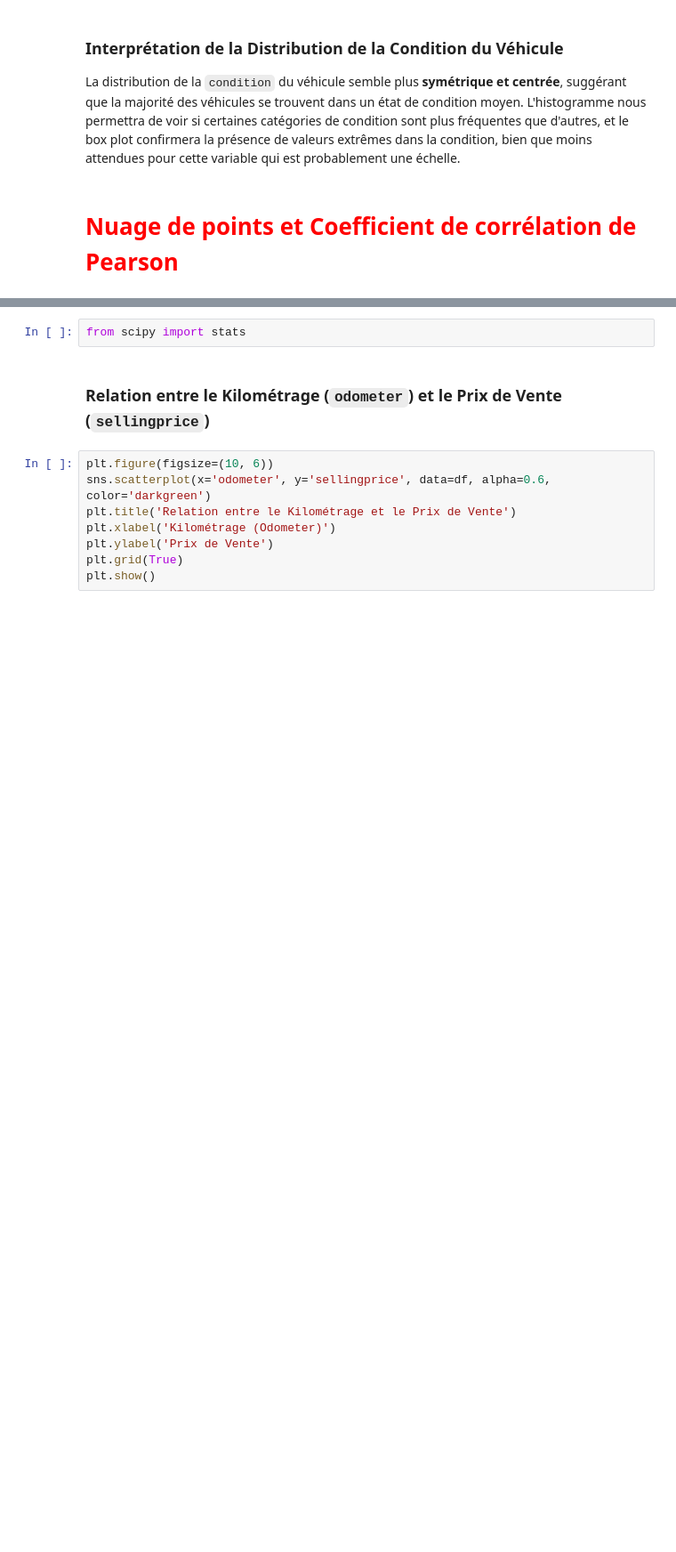
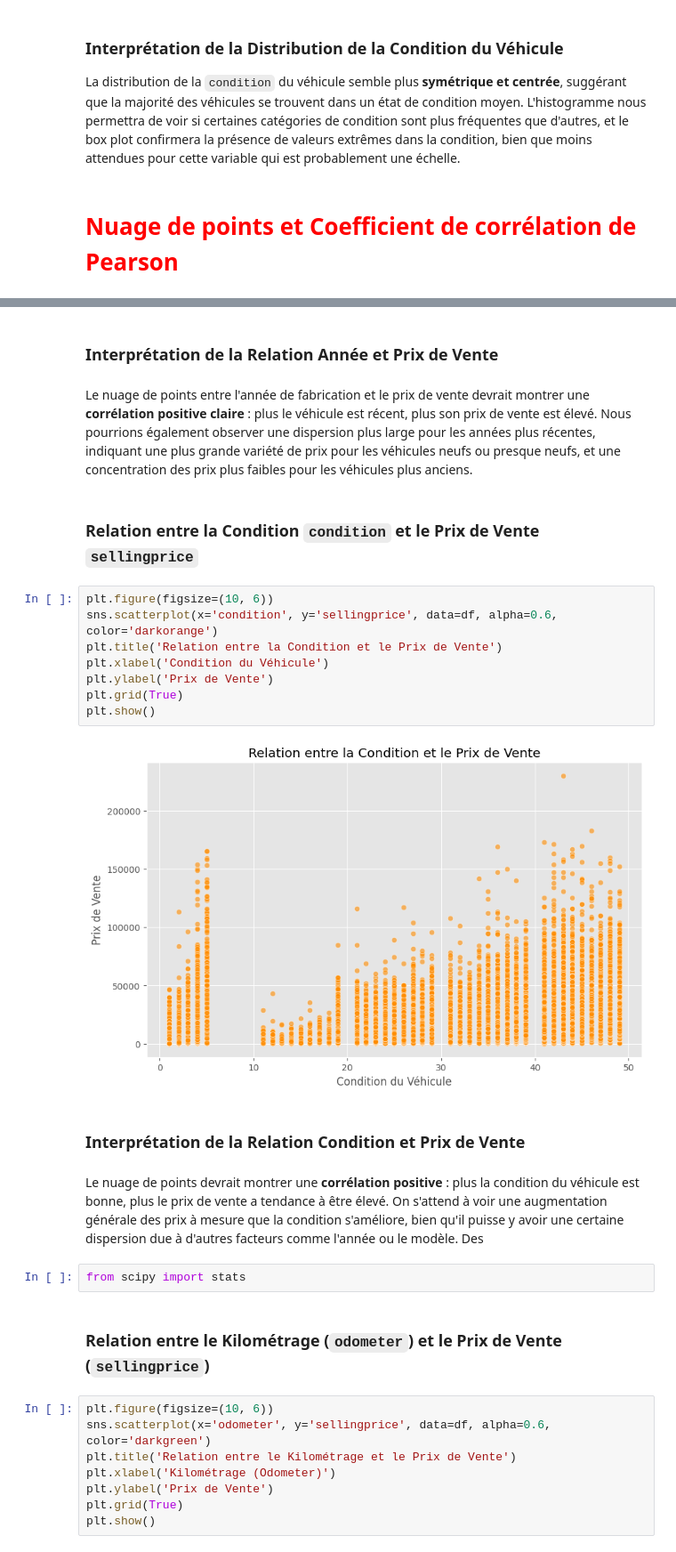
Before and after one commit to Oussaid01/Car-Price-Analysis-and-Prediction, a Jupyter notebook: Car_Prices_Analysis.ipynb, the cells around one changed output, grey strips where cells are left out. Shown at 89% size. Saved outputs shown, nothing was run; the diff lists cells and outputs as text; blank space fills up the shorter version.

```diff
--- a/Car_Prices_Analysis.ipynb
+++ b/Car_Prices_Analysis.ipynb
@@ -383,3 +395,23 @@ La distribution de la `condition` du véhicule semble plus **symétrique et cent
+# %% [markdown]
+### Interprétation de la Relation Année et Prix de Vente
+# %% [markdown]
+Le nuage de points entre l'année de fabrication et le prix de vente devrait montrer une **corrélation positive claire** : plus le véhicule est récent, plus son prix de vente est élevé. Nous pourrions également observer une dispersion plus large pour les années plus récentes, indiquant une plus grande variété de prix pour les véhicules neufs ou presque neufs, et une concentration des prix plus faibles pour les véhicules plus anciens.
+# %% [markdown]
+### Relation entre la Condition `condition` et le Prix de Vente `sellingprice`
+# %%
+plt.figure(figsize=(10, 6))
+sns.scatterplot(x='condition', y='sellingprice', data=df, alpha=0.6, color='darkorange')
+plt.title('Relation entre la Condition et le Prix de Vente')
+plt.xlabel('Condition du Véhicule')
+plt.ylabel('Prix de Vente')
+plt.grid(True)
+plt.show()
+# %% [output]
+[figure, added]
+# %% [markdown]
+### Interprétation de la Relation Condition et Prix de Vente
+# %% [markdown]
+Le nuage de points devrait montrer une **corrélation positive** : plus la condition du véhicule est bonne, plus le prix de vente a tendance à être élevé. On s'attend à voir une augmentation générale des prix à mesure que la condition s'améliore, bien qu'il puisse y avoir une certaine dispersion due à d'autres facteurs comme l'année ou le modèle. Des
 # %%
 from scipy import stats
 # %% [markdown]
```
Also changed, not shown: parts of 44 cells of this notebook, 2 other files.
